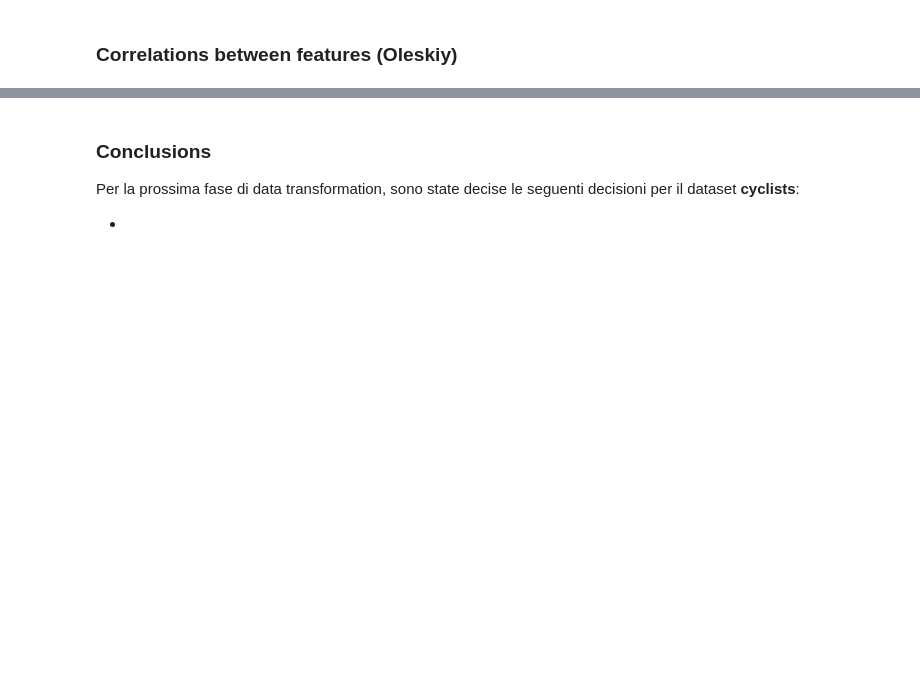
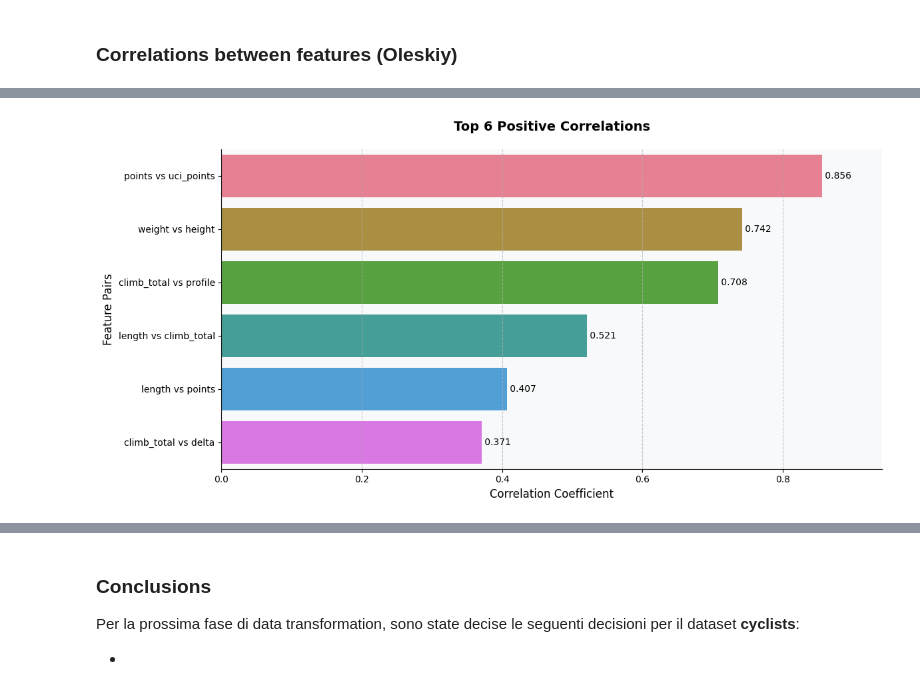
Before and after one commit to lesi-nedo/dm_project24_group_11, a Jupyter notebook: Main.ipynb, the cells around one changed output, grey strips where cells are left out. Cells and saved outputs as stored; diff of their text form; code cells hidden in the pictures; blank space fills up the shorter version.

```diff
--- a/Main.ipynb
+++ b/Main.ipynb
@@ -121,0 +216,87 @@ Le distribuzioni seguono tutte una distribuzione gaussiana è la presenza di out
+# %%
+def display_top_correlations(corr_matrix, n=6):
+    # Get upper triangle of correlation matrix
+    upper = corr_matrix.where(np.triu(np.ones(corr_matrix.shape), k=1).astype(bool))
+
+
+    # Stack the correlations and sort by absolute value
+    stacked = upper.stack()
+    sorted_corr = stacked.loc[stacked.sort_values(ascending=False).index]
+    correlations = {
+        "Positive": {
+            "Features Pair": [],
+            "Correlation": []
+        },
+        "Negative": {
+            "Features Pair": [],
+            "Correlation": []
+        }
+    }
+    for i in range(min(n, len(sorted_corr))):
+        # pair = sorted_corr.index[i]
+        # value = sorted_corr.iloc[i]
+        # print(f"{pair[0]} vs {pair[1]}: {value:.3f}")
+        correlations["Positive"]["Features Pair"].append(f"{sorted_corr.index[i][0]} vs {sorted_corr.index[i][1]}")
+        correlations["Positive"]["Correlation"].append(sorted_corr.iloc[i])
+        correlations["Negative"]["Features Pair"].append(f"{sorted_corr.index[-(i+1)][0]} vs {sorted_corr.index[-(i+1)][1]}")
+        correlations["Negative"]["Correlation"].append(sorted_corr.iloc[-(i+1)])
+
+    return pd.DataFrame(correlations["Positive"]), pd.DataFrame(correlations["Negative"])
+
+def print_abs_top_correlations(df, message):
+    # Create horizontal bar chart
+
+
+    seaborn.set_palette("husl")
+
+    # Create the figure and axis with a specific size
+    fig, ax = plt.subplots(figsize=(12, 6))
+
+    seaborn.barplot(
+        data=df,
+        y='Features Pair',
+        x='Correlation',
+        ax=ax,
+        hue='Features Pair',  # This gives each bar a unique color
+        legend=False  # Don't show the legend since it's redundant
+    )
+
+    # Customize the plot
+    ax.set_title(message, pad=20, fontsize=14, fontweight='bold')
+    ax.set_xlabel('Correlation Coefficient', fontsize=12)
+    ax.set_ylabel('Feature Pairs', fontsize=12)
+
+    # Add value labels on the bars
+    for i, v in enumerate(df['Correlation']):
+        ax.text(v, i, f' {v:.3f}', va='center', fontsize=10)
+
+    # Customize grid
+    ax.grid(axis='x', linestyle='--', alpha=0.7)
+
+    # Set the x-axis limits to make it visually appealing
+    ax.set_xlim(0, max(df['Correlation']) * 1.1)
+
+    # Add a vertical line at x=0
+    ax.axvline(x=0, color='black', linewidth=0.5)
+
+    # Customize the background
+    ax.set_facecolor('#f8f9fa')
+    fig.patch.set_facecolor('white')
+
+    # Remove top and right spines
+    seaborn.despine()
+
+    # Adjust layout to prevent label cutoff
+    plt.tight_layout()
+
+    # Show the plot
+    plt.show()
+    plt.close()
+
+dfs = display_top_correlations(corr_matrix)
+
+# Create the figure and axis with a specific size
+print_abs_top_correlations(dfs[0], "Top 6 Positive Correlations")
+print_abs_top_correlations(dfs[1], "Top 6 Negative Correlations")
+# %% [output]
+[figure, added]
```
Also changed, not shown: parts of 17 cells of this notebook.
